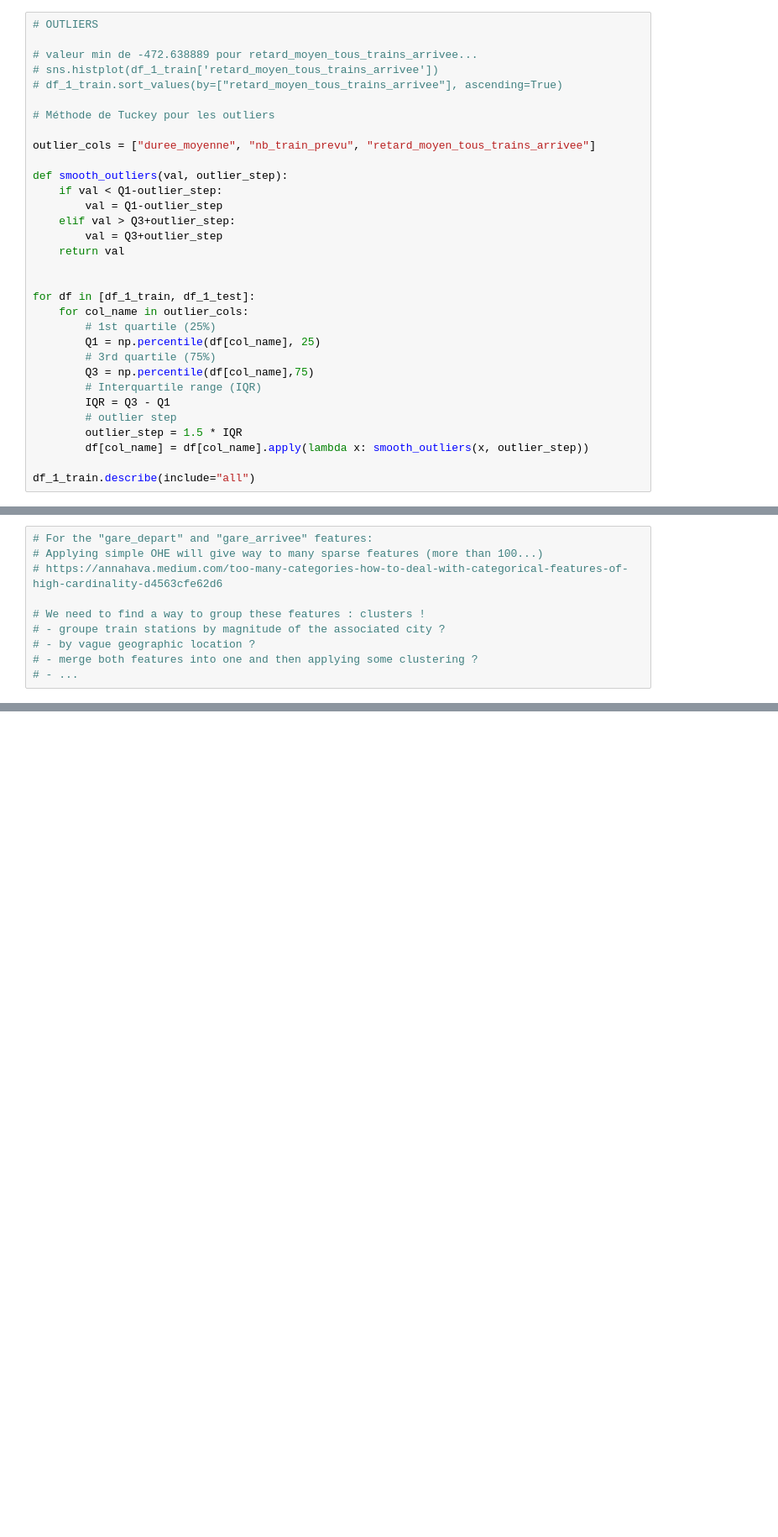
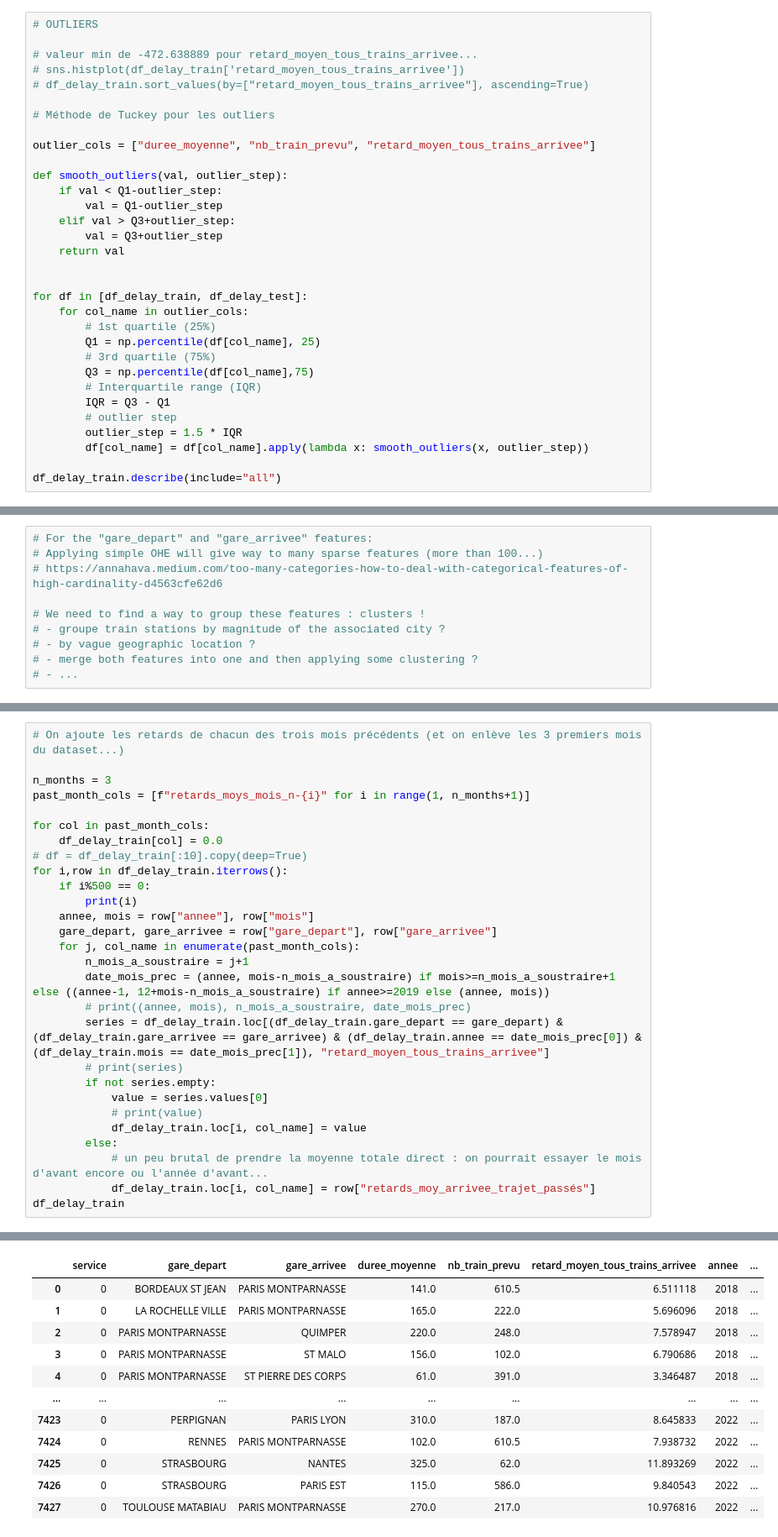
Before and after one commit to AxelV-hub/machine-learning-sncf-delay-estimation, a Jupyter notebook: notebooks/adrien.ipynb, the cells around one changed output, grey strips where cells are left out. Shown at 84% size. Cells and saved outputs as stored; diff of their text form; blank space fills up the shorter version.

```diff
--- a/notebooks/adrien.ipynb
+++ b/notebooks/adrien.ipynb
@@ -128,8 +130,8 @@ df_1_test = df_1.loc[df_1.annee == 2023]
 # OUTLIERS
 
 # valeur min de -472.638889 pour retard_moyen_tous_trains_arrivee...
-# sns.histplot(df_1_train['retard_moyen_tous_trains_arrivee'])
-# df_1_train.sort_values(by=["retard_moyen_tous_trains_arrivee"], ascending=True)
+# sns.histplot(df_delay_train['retard_moyen_tous_trains_arrivee'])
+# df_delay_train.sort_values(by=["retard_moyen_tous_trains_arrivee"], ascending=True)
 
 # Méthode de Tuckey pour les outliers
 
@@ -143,7 +145,7 @@ def smooth_outliers(val, outlier_step):
     return val
 
 
-for df in [df_1_train, df_1_test]:
+for df in [df_delay_train, df_delay_test]:
     for col_name in outlier_cols:
         # 1st quartile (25%)
         Q1 = np.percentile(df[col_name], 25)
@@ -155,7 +157,7 @@ for df in [df_1_train, df_1_test]:
         outlier_step = 1.5 * IQR
         df[col_name] = df[col_name].apply(lambda x: smooth_outliers(x, outlier_step))
 
-df_1_train.describe(include="all")
+df_delay_train.describe(include="all")
 # %% [output]
 |  | service | gare_depart | gare_arrivee | duree_moyenne | nb_train_prevu | retard_moyen_tous_trains_arrivee | annee | ... |
 | count | 7428 | 7428 | 7428 | 7428.000000 | 7428.000000 | 7428.000000 | 7428.000000 | ... |
@@ -270,0 +327,29 @@ df
+# %%
+# On ajoute les retards de chacun des trois mois précédents (et on enlève les 3 premiers mois du dataset...)
+
+n_months = 3
+past_month_cols = [f"retards_moys_mois_n-{i}" for i in range(1, n_months+1)]
+
+for col in past_month_cols:
+    df_delay_train[col] = 0.0
+# df = df_delay_train[:10].copy(deep=True)
+for i,row in df_delay_train.iterrows():
+    if i%500 == 0:
+        print(i)
+    annee, mois = row["annee"], row["mois"]
+    gare_depart, gare_arrivee = row["gare_depart"], row["gare_arrivee"]
+    for j, col_name in enumerate(past_month_cols):
+        n_mois_a_soustraire = j+1
+        date_mois_prec = (annee, mois-n_mois_a_soustraire) if mois>=n_mois_a_soustraire+1 else ((annee-1, 12+mois-n_mois_a_soustraire) if annee>=2019 else (annee, mois))
+        # print((annee, mois), n_mois_a_soustraire, date_mois_prec)
+        series = df_delay_train.loc[(df_delay_train.gare_depart == gare_depart) & (df_delay_train.gare_arrivee == gare_arrivee) & (df_delay_train.annee == date_mois_prec[0]) & (df_delay_train.mois == date_mois_prec[1]), "retard_moyen_tous_trains_arrivee"]
+        # print(series)
+        if not series.empty:
+            value = series.values[0]
+            # print(value)
+            df_delay_train.loc[i, col_name] = value
+        else:
+            # un peu brutal de prendre la moyenne totale direct : on pourrait essayer le mois d'avant encore ou l'année d'avant...
+            df_delay_train.loc[i, col_name] = row["retards_moy_arrivee_trajet_passés"]
+df_delay_train
+# %% [output]
@@ -270,0 +371,12 @@ df
+|  | service | gare_depart | gare_arrivee | duree_moyenne | nb_train_prevu | retard_moyen_tous_trains_arrivee | annee | ... |
+| 0 | 0 | BORDEAUX ST JEAN | PARIS MONTPARNASSE | 141.0 | 610.5 | 6.511118 | 2018 | ... |
+| 1 | 0 | LA ROCHELLE VILLE | PARIS MONTPARNASSE | 165.0 | 222.0 | 5.696096 | 2018 | ... |
+| 2 | 0 | PARIS MONTPARNASSE | QUIMPER | 220.0 | 248.0 | 7.578947 | 2018 | ... |
+| 3 | 0 | PARIS MONTPARNASSE | ST MALO | 156.0 | 102.0 | 6.790686 | 2018 | ... |
+| 4 | 0 | PARIS MONTPARNASSE | ST PIERRE DES CORPS | 61.0 | 391.0 | 3.346487 | 2018 | ... |
+| ... | ... | ... | ... | ... | ... | ... | ... | ... |
+| 7423 | 0 | PERPIGNAN | PARIS LYON | 310.0 | 187.0 | 8.645833 | 2022 | ... |
+| 7424 | 0 | RENNES | PARIS MONTPARNASSE | 102.0 | 610.5 | 7.938732 | 2022 | ... |
+| 7425 | 0 | STRASBOURG | NANTES | 325.0 | 62.0 | 11.893269 | 2022 | ... |
+| 7426 | 0 | STRASBOURG | PARIS EST | 115.0 | 586.0 | 9.840543 | 2022 | ... |
+| 7427 | 0 | TOULOUSE MATABIAU | PARIS MONTPARNASSE | 270.0 | 217.0 | 10.976816 | 2022 | ... |
```
Also changed, not shown: parts of 23 cells of this notebook, 4 other files.
